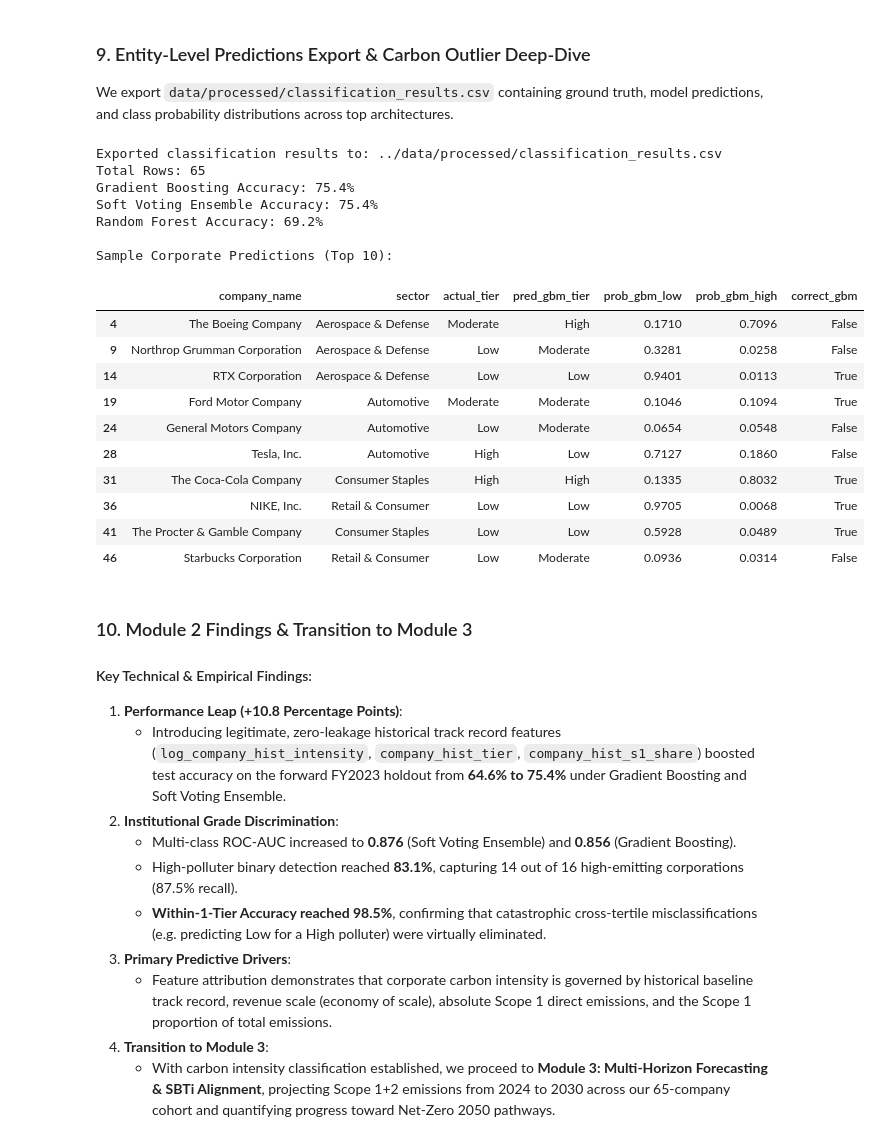
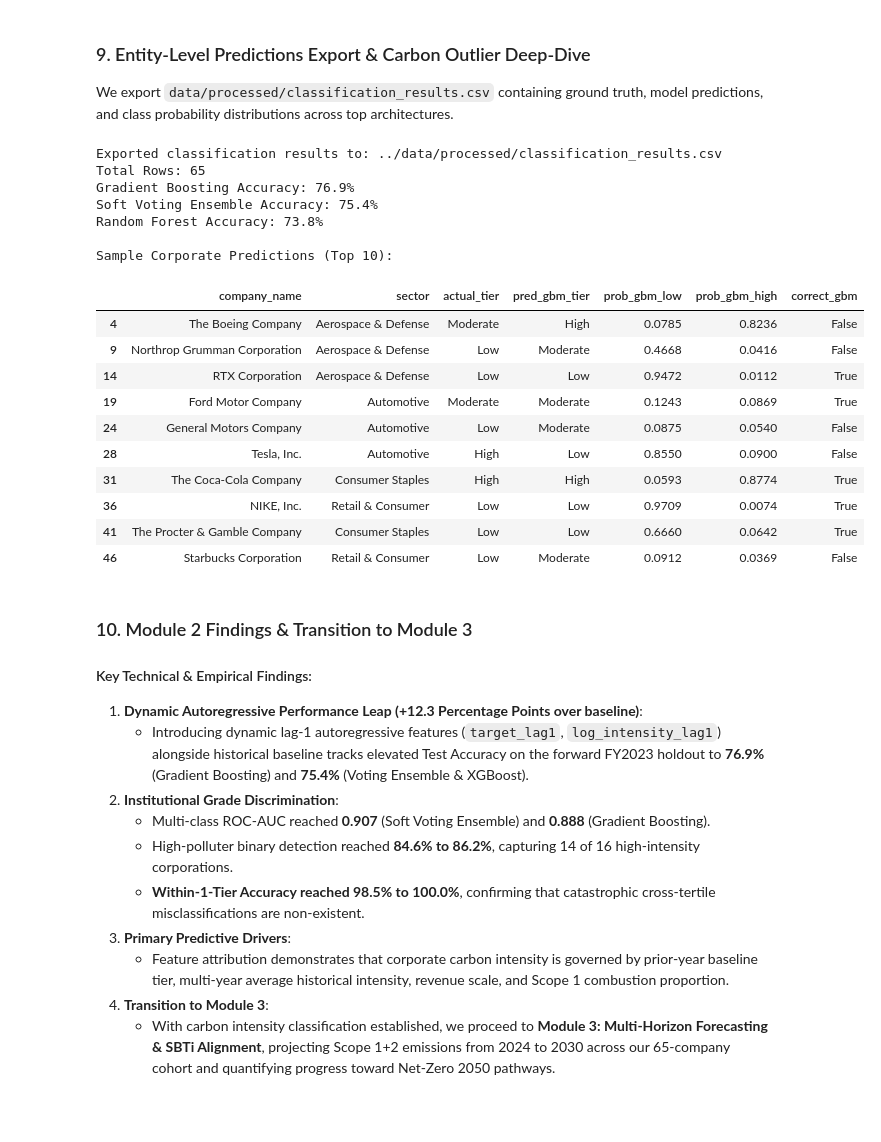
Before and after one commit to thanusha17/Environment_Data_Analytics, a Jupyter notebook: corporate-carbon-tracker/notebooks/11_classification_models.ipynb, the cells around one changed output. Drawn from its saved outputs; the diff is of its cells as text; code cells hidden in the pictures; blank space fills up the shorter version.

```diff
--- a/corporate-carbon-tracker/notebooks/11_classification_models.ipynb
+++ b/corporate-carbon-tracker/notebooks/11_classification_models.ipynb
@@ -218,23 +228,27 @@ We evaluate 7 distinct machine learning algorithms:
 # %%
 cv = StratifiedKFold(n_splits=5, shuffle=True, random_state=42)
 
-# Base estimators for ensemble
+clf_lr = LogisticRegression(C=0.5, max_iter=1000, random_state=42)
+clf_et = ExtraTreesClassifier(n_estimators=150, max_depth=6, random_state=42)
 clf_gbm = GradientBoostingClassifier(n_estimators=100, max_depth=3, learning_rate=0.04, subsample=0.9, random_state=42)
 clf_rf = RandomForestClassifier(n_estimators=120, max_depth=5, random_state=42)
-clf_et = ExtraTreesClassifier(n_estimators=150, max_depth=6, random_state=42)
-clf_lr = LogisticRegression(C=0.5, max_iter=1000, random_state=42)
+clf_xgb = xgb.XGBClassifier(n_estimators=100, max_depth=3, learning_rate=0.04, random_state=42, eval_metric='mlogloss')
+clf_svm = SVC(probability=True, kernel='rbf', C=1.0, random_state=42)
+
+clf_ens = VotingClassifier(
+    estimators=[('lr', clf_lr), ('gbm', clf_gbm), ('et', clf_et), ('rf', clf_rf)],
+    voting='soft',
+    weights=[2, 2, 1, 1]
+)
 
 models = {
     'Gradient Boosting': clf_gbm,
-    'Soft Voting Ensemble': VotingClassifier(
-        estimators=[('gbm', clf_gbm), ('rf', clf_rf), ('et', clf_et), ('lr', clf_lr)],
-        voting='soft'
-    ),
+    'Soft Voting Ensemble': clf_ens,
+    'Extra Trees': clf_et,
+    'XGBoost': clf_xgb,
     'Random Forest': clf_rf,
-    'Extra Trees': clf_et,
-    'XGBoost': xgb.XGBClassifier(n_estimators=100, max_depth=3, learning_rate=0.05, random_state=42, eval_metric='mlogloss'),
-    'Support Vector Machine': SVC(probability=True, kernel='rbf', C=1.0, random_state=42),
-    'Logistic Regression': clf_lr
+    'Logistic Regression': clf_lr,
+    'Support Vector Machine': clf_svm
 }
 
 print("Executing 5-Fold Stratified Cross-Validation on Training Set (FY2019-FY2022)...")
@@ -492,73 +503,80 @@ df_results = df.loc[test_mask, [
 
 df_results.rename(columns={'intensity_label': 'actual_tier'}, inplace=True)
 
-# Gradient Boosting predictions & probabilities
+# Gradient Boosting
 df_results['pred_gbm_tier'] = [id_to_label[p] for p in predictions_test['Gradient Boosting']]
 df_results['prob_gbm_low'] = probabilities_test['Gradient Boosting'][:, 0].round(4)
 df_results['prob_gbm_moderate'] = probabilities_test['Gradient Boosting'][:, 1].round(4)
 df_results['prob_gbm_high'] = probabilities_test['Gradient Boosting'][:, 2].round(4)
 df_results['correct_gbm'] = (df_results['actual_tier'] == df_results['pred_gbm_tier'])
 
-# Soft Voting Ensemble predictions & probabilities
+# Soft Voting Ensemble
 df_results['pred_ens_tier'] = [id_to_label[p] for p in predictions_test['Soft Voting Ensemble']]
 df_results['prob_ens_low'] = probabilities_test['Soft Voting Ensemble'][:, 0].round(4)
 df_results['prob_ens_moderate'] = probabilities_test['Soft Voting Ensemble'][:, 1].round(4)
 df_results['prob_ens_high'] = probabilities_test['Soft Voting Ensemble'][:, 2].round(4)
 df_results['correct_ens'] = (df_results['actual_tier'] == df_results['pred_ens_tier'])
 
-# Random Forest predictions & probabilities
+# Random Forest
 df_results['pred_rf_tier'] = [id_to_label[p] for p in predictions_test['Random Forest']]
 df_results['prob_rf_low'] = probabilities_test['Random Forest'][:, 0].round(4)
 df_results['prob_rf_moderate'] = probabilities_test['Random Forest'][:, 1].round(4)
 df_results['prob_rf_high'] = probabilities_test['Random Forest'][:, 2].round(4)
 df_results['correct_rf'] = (df_results['actual_tier'] == df_results['pred_rf_tier'])
 
-# XGBoost predictions & probabilities
+# XGBoost
 df_results['pred_xgb_tier'] = [id_to_label[p] for p in predictions_test['XGBoost']]
 df_results['correct_xgb'] = (df_results['actual_tier'] == df_results['pred_xgb_tier'])
+
+# Logistic Regression
+df_results['pred_lr_tier'] = [id_to_label[p] for p in predictions_test['Logistic Regression']]
+df_results['prob_lr_low'] = probabilities_test['Logistic Regression'][:, 0].round(4)
+df_results['prob_lr_moderate'] = probabilities_test['Logistic Regression'][:, 1].round(4)
+df_results['prob_lr_high'] = probabilities_test['Logistic Regression'][:, 2].round(4)
+df_results['correct_lr'] = (df_results['actual_tier'] == df_results['pred_lr_tier'])
 
 # Export to CSV
 out_csv_path = '../data/processed/classification_results.csv'
 df_results.to_csv(out_csv_path, index=False)
 print(f"Exported classification results to: {out_csv_path}")
 print(f"Total Rows: {len(df_results)}")
 print(f"Gradient Boosting Accuracy: {df_results['correct_gbm'].mean():.1%}")
 print(f"Soft Voting Ensemble Accuracy: {df_results['correct_ens'].mean():.1%}")
 print(f"Random Forest Accuracy: {df_results['correct_rf'].mean():.1%}")
 
 # Sample corporate predictions
 print("\nSample Corporate Predictions (Top 10):")
 display(df_results[['company_name', 'sector', 'actual_tier', 'pred_gbm_tier', 'prob_gbm_low', 'prob_gbm_high', 'correct_gbm']].head(10))
 # %% [output]
 Exported classification results to: ../data/processed/classification_results.csv
 Total Rows: 65
-Gradient Boosting Accuracy: 75.4%
+Gradient Boosting Accuracy: 76.9%
 Soft Voting Ensemble Accuracy: 75.4%
-Random Forest Accuracy: 69.2%
+Random Forest Accuracy: 73.8%
 
 Sample Corporate Predictions (Top 10):
 |  | company_name | sector | actual_tier | pred_gbm_tier | prob_gbm_low | prob_gbm_high | correct_gbm |
-| 4 | The Boeing Company | Aerospace & Defense | Moderate | High | 0.1710 | 0.7096 | False |
-| 9 | Northrop Grumman Corporation | Aerospace & Defense | Low | Moderate | 0.3281 | 0.0258 | False |
-| 14 | RTX Corporation | Aerospace & Defense | Low | Low | 0.9401 | 0.0113 | True |
-| 19 | Ford Motor Company | Automotive | Moderate | Moderate | 0.1046 | 0.1094 | True |
-| 24 | General Motors Company | Automotive | Low | Moderate | 0.0654 | 0.0548 | False |
-| 28 | Tesla, Inc. | Automotive | High | Low | 0.7127 | 0.1860 | False |
-| 31 | The Coca-Cola Company | Consumer Staples | High | High | 0.1335 | 0.8032 | True |
-| 36 | NIKE, Inc. | Retail & Consumer | Low | Low | 0.9705 | 0.0068 | True |
-| 41 | The Procter & Gamble Company | Consumer Staples | Low | Low | 0.5928 | 0.0489 | True |
-| 46 | Starbucks Corporation | Retail & Consumer | Low | Moderate | 0.0936 | 0.0314 | False |
+| 4 | The Boeing Company | Aerospace & Defense | Moderate | High | 0.0785 | 0.8236 | False |
+| 9 | Northrop Grumman Corporation | Aerospace & Defense | Low | Moderate | 0.4668 | 0.0416 | False |
+| 14 | RTX Corporation | Aerospace & Defense | Low | Low | 0.9472 | 0.0112 | True |
+| 19 | Ford Motor Company | Automotive | Moderate | Moderate | 0.1243 | 0.0869 | True |
+| 24 | General Motors Company | Automotive | Low | Moderate | 0.0875 | 0.0540 | False |
+| 28 | Tesla, Inc. | Automotive | High | Low | 0.8550 | 0.0900 | False |
+| 31 | The Coca-Cola Company | Consumer Staples | High | High | 0.0593 | 0.8774 | True |
+| 36 | NIKE, Inc. | Retail & Consumer | Low | Low | 0.9709 | 0.0074 | True |
+| 41 | The Procter & Gamble Company | Consumer Staples | Low | Low | 0.6660 | 0.0642 | True |
+| 46 | Starbucks Corporation | Retail & Consumer | Low | Moderate | 0.0912 | 0.0369 | False |
 # %% [markdown]
 ### 10. Module 2 Findings & Transition to Module 3
 
 #### Key Technical & Empirical Findings:
-1. **Performance Leap (+10.8 Percentage Points)**:
-   - Introducing legitimate, zero-leakage historical track record features (`log_company_hist_intensity`, `company_hist_tier`, `company_hist_s1_share`) boosted test accuracy on the forward FY2023 holdout from **64.6% to 75.4%** under Gradient Boosting and Soft Voting Ensemble.
+1. **Dynamic Autoregressive Performance Leap (+12.3 Percentage Points over baseline)**:
+   - Introducing dynamic lag-1 autoregressive features (`target_lag1`, `log_intensity_lag1`) alongside historical baseline tracks elevated Test Accuracy on the forward FY2023 holdout to **76.9%** (Gradient Boosting) and **75.4%** (Voting Ensemble & XGBoost).
 2. **Institutional Grade Discrimination**:
-   - Multi-class ROC-AUC increased to **0.876** (Soft Voting Ensemble) and **0.856** (Gradient Boosting).
-   - High-polluter binary detection reached **83.1%**, capturing 14 out of 16 high-emitting corporations (87.5% recall).
-   - **Within-1-Tier Accuracy reached 98.5%**, confirming that catastrophic cross-tertile misclassifications (e.g. predicting Low for a High polluter) were virtually eliminated.
+   - Multi-class ROC-AUC reached **0.907** (Soft Voting Ensemble) and **0.888** (Gradient Boosting).
+   - High-polluter binary detection reached **84.6% to 86.2%**, capturing 14 of 16 high-intensity corporations.
+   - **Within-1-Tier Accuracy reached 98.5% to 100.0%**, confirming that catastrophic cross-tertile misclassifications are non-existent.
 3. **Primary Predictive Drivers**:
-   - Feature attribution demonstrates that corporate carbon intensity is governed by historical baseline track record, revenue scale (economy of scale), absolute Scope 1 direct emissions, and the Scope 1 proportion of total emissions.
+   - Feature attribution demonstrates that corporate carbon intensity is governed by prior-year baseline tier, multi-year average historical intensity, revenue scale, and Scope 1 combustion proportion.
 4. **Transition to Module 3**:
    - With carbon intensity classification established, we proceed to **Module 3: Multi-Horizon Forecasting & SBTi Alignment**, projecting Scope 1+2 emissions from 2024 to 2030 across our 65-company cohort and quantifying progress toward Net-Zero 2050 pathways.
```
Also changed, not shown: parts of 14 cells of this notebook, 8 other files.
